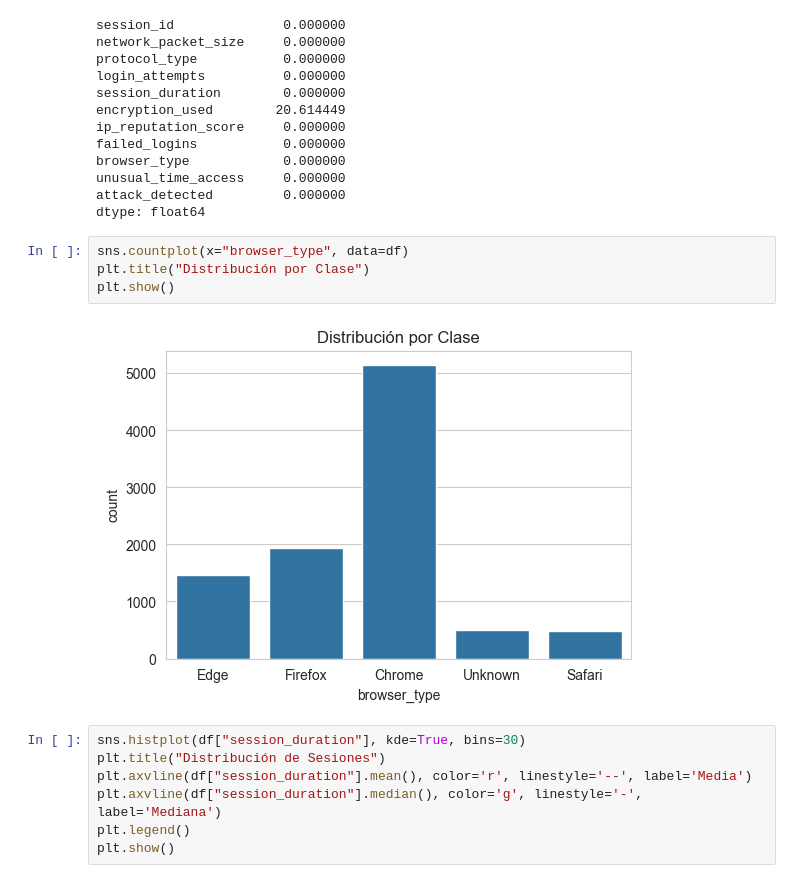
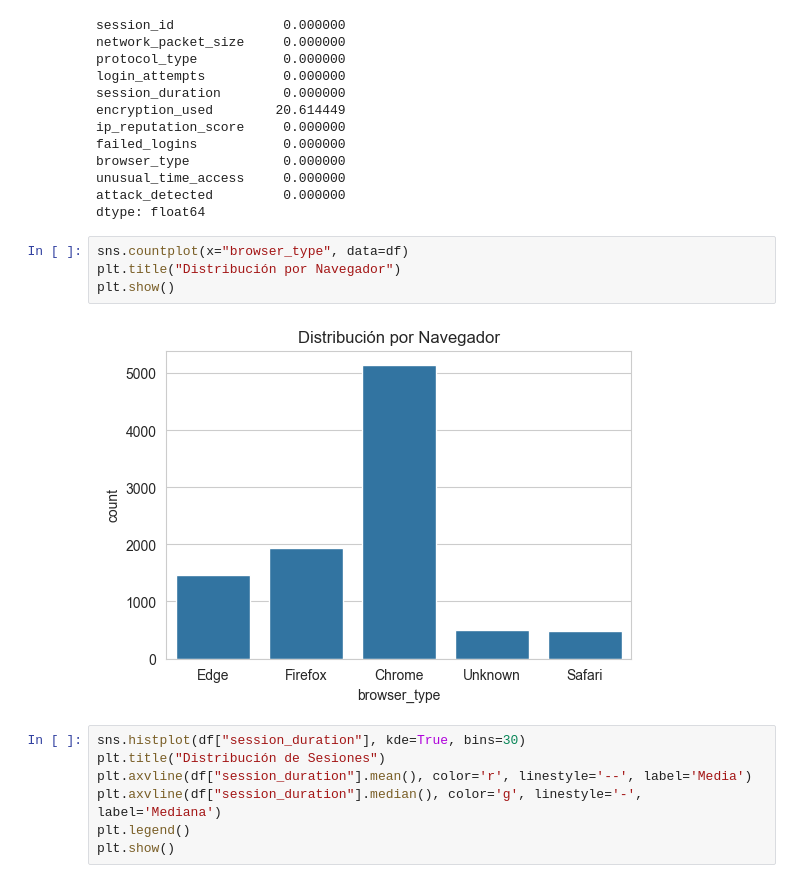
Before and after one commit to mikewig/EDA-Project, a Jupyter notebook: EDA.ipynb, the cells around one changed output. Cells and saved outputs as stored; diff of their text form.

```diff
--- a/EDA.ipynb
+++ b/EDA.ipynb
@@ -89,10 +89,10 @@ attack_detected         0.000000
 dtype: float64
 # %%
 sns.countplot(x="browser_type", data=df)
-plt.title("Distribución por Clase")
+plt.title("Distribución por Navegador")
 plt.show()
 # %% [output]
-[figure, old version]
+[figure, new version]
 # %%
 sns.histplot(df["session_duration"], kde=True, bins=30)
 plt.title("Distribución de Sesiones")
```
Also changed, not shown: parts of 3 cells of this notebook.
